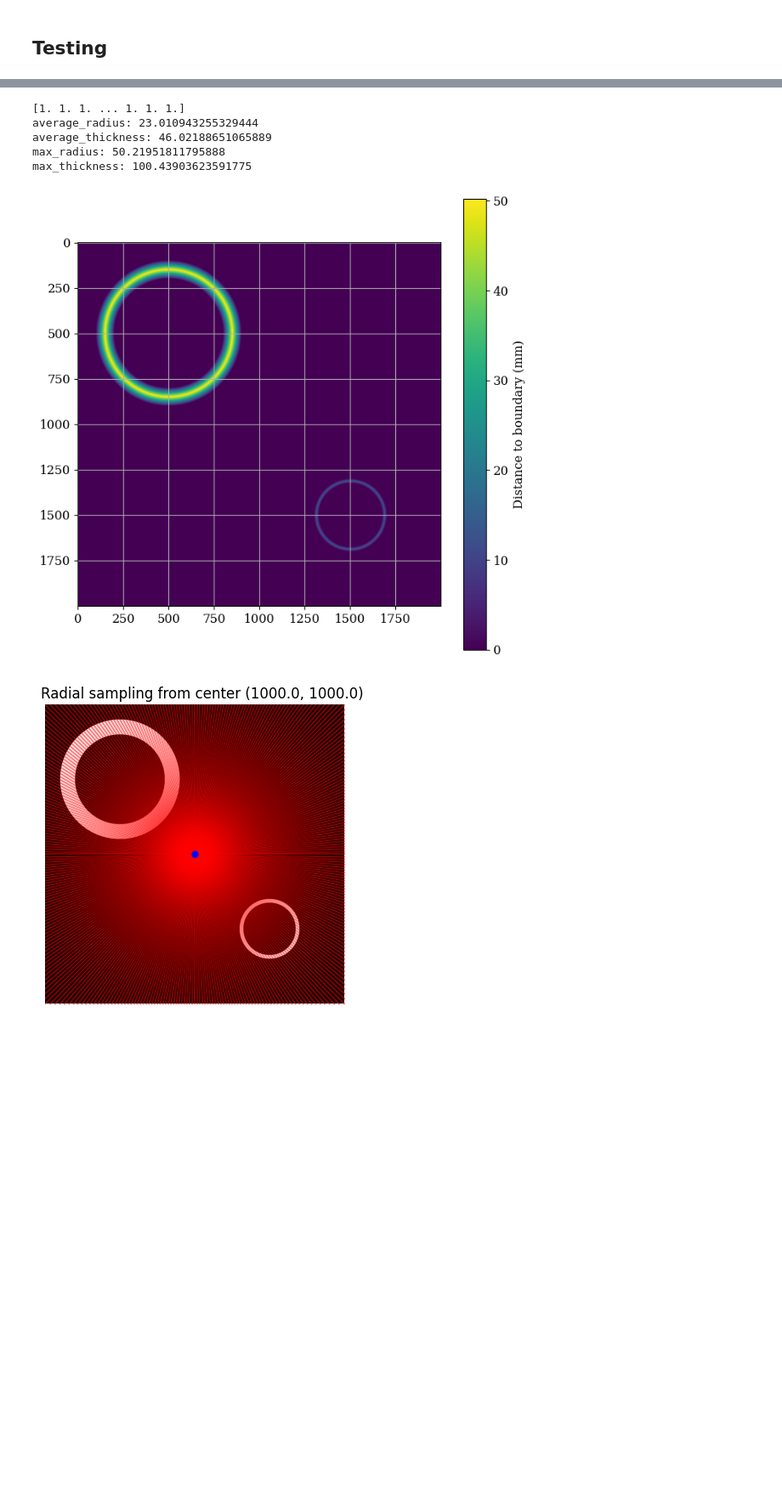
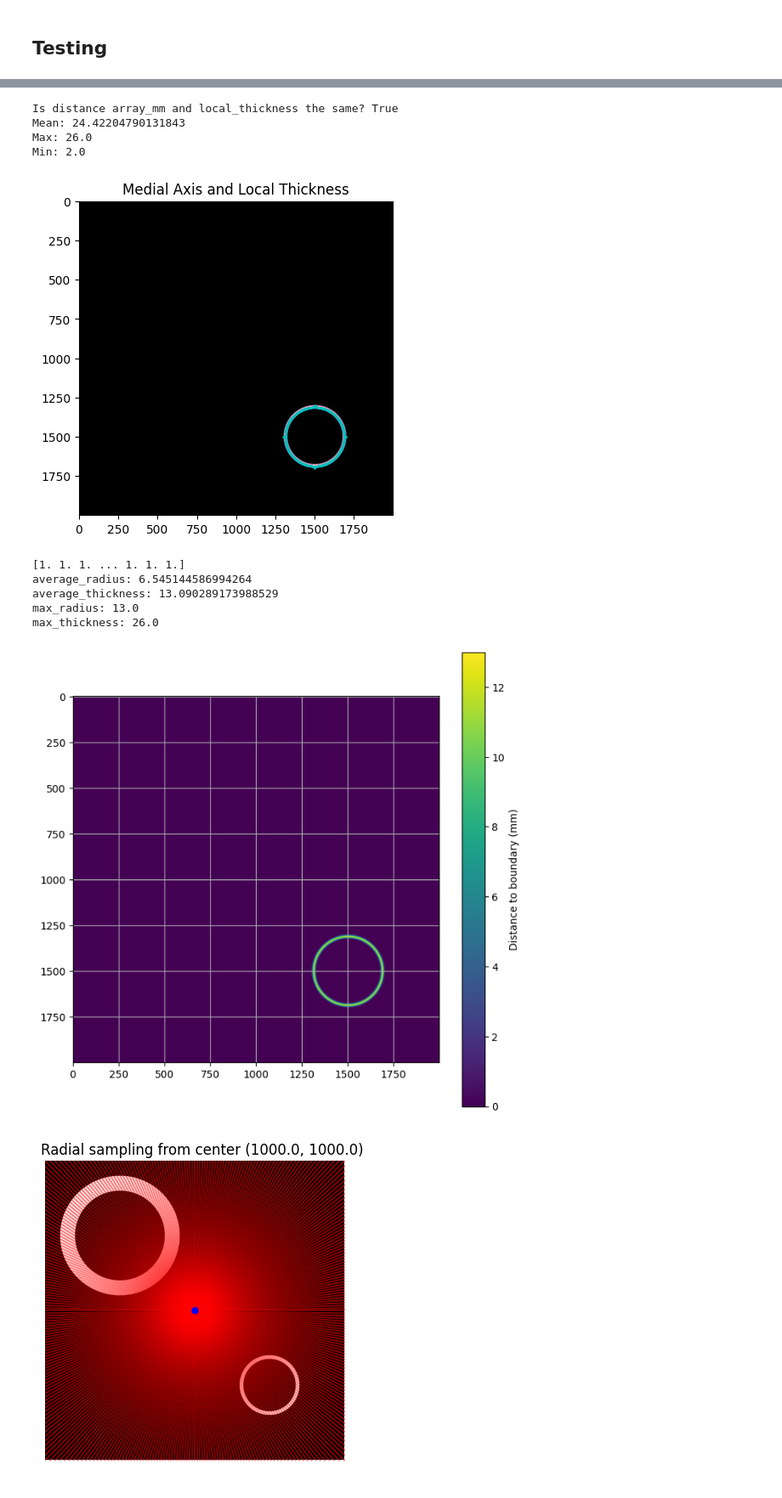
Before and after one commit to Dinuka-1999/R1, a Jupyter notebook: Image_Analysis/thickness.ipynb, the cells around one changed output, grey strips where cells are left out. Shown at 85% size. Drawn from its saved outputs; the diff is of its cells as text; code cells hidden in the pictures; blank space fills up the shorter version.

```diff
--- a/Image_Analysis/thickness.ipynb
+++ b/Image_Analysis/thickness.ipynb
@@ -249,7 +266,7 @@ inner_sphere_mask2 = (x - center2[1])**2 + (y - center2[0])**2 <= inner_radius2*
 
 hollow_sphere2 = outer_sphere_mask2 & ~inner_sphere_mask2
 numpy_array[hollow_sphere2] = 1
-numpy_array[hollow_sphere1] = 1
+# numpy_array[hollow_sphere1] = 1
 
 fig = plt.figure(figsize=(8, 8))
 plt.imshow(numpy_array, cmap='gray')
@@ -259,28 +289,55 @@ plt.imshow(numpy_array, cmap='gray')
 # %%
 ## Calculate distance transform and thickness metrics
-bm = (numpy_array == 1).astype(np.uint8)
+bm = (numpy_array == 1)
 distance_array_mm = ndimage.distance_transform_edt(bm)
+from skimage.morphology import medial_axis
+skeleton, dist_on_skeleton = medial_axis(bm, return_distance=True)
+
+local_thickness = 2 * dist_on_skeleton[skeleton]
+print("Is distance array_mm and local_thickness the same?",np.all(dist_on_skeleton==distance_array_mm))
+# summary stats
+mean_thickness = np.mean(local_thickness)
+max_thickness = np.max(local_thickness)
+min_thickness = np.min(local_thickness)
+
+print("Mean:", mean_thickness)
+print("Max:", max_thickness)
+print("Min:", min_thickness)
+
+# visualize
+plt.imshow(bm, cmap='gray')
+plt.imshow(distance_array_mm, cmap='magma', alpha=0.5)
+plt.plot(np.where(skeleton)[1], np.where(skeleton)[0], 'c.', markersize=1)
+plt.title("Medial Axis and Local Thickness")
+plt.show()
+
+
 fig = plt.figure(figsize=(8, 8))
 img=plt.imshow(distance_array_mm, cmap='viridis')
 plt.colorbar(img, label='Distance to boundary (mm)')
 plt.grid(True)
 shell_distances = distance_array_mm[bm==1]
 print(shell_distances)
 average_radius = np.mean(shell_distances)
 print('average_radius:', average_radius)
 average_thickness = average_radius * 2
 print('average_thickness:', average_thickness)
 max_radius = np.max(shell_distances)
 print('max_radius:', max_radius)
 max_thickness = max_radius * 2
 print('max_thickness:', max_thickness)
 # %% [output]
-[1. 1. 1. ... 1. 1. 1.]
-average_radius: 23.010943255329444
-average_thickness: 46.02188651065889
-max_radius: 50.21951811795888
-max_thickness: 100.43903623591775
+Is distance array_mm and local_thickness the same? True
+Mean: 24.42204790131843
+Max: 26.0
+Min: 2.0
-[figure, old version]
+[figure, new version]
+[1. 1. 1. ... 1. 1. 1.]
+average_radius: 6.545144586994264
+average_thickness: 13.090289173988529
+max_radius: 13.0
+max_thickness: 26.0
+[figure, added]
 # %%
 ## Radial thickness measurement with multiple segments along each ray. Common center for all rays.
 import numpy as np
```
Also changed, not shown: parts of 8 cells of this notebook.
